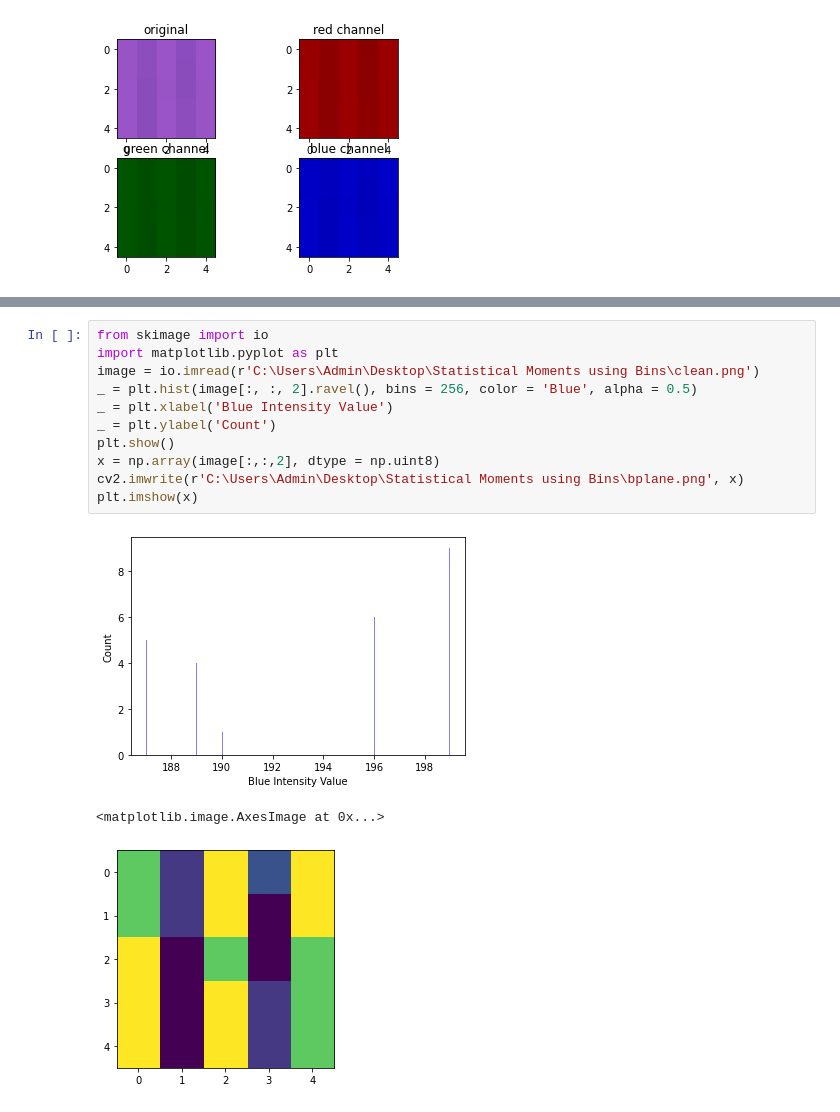
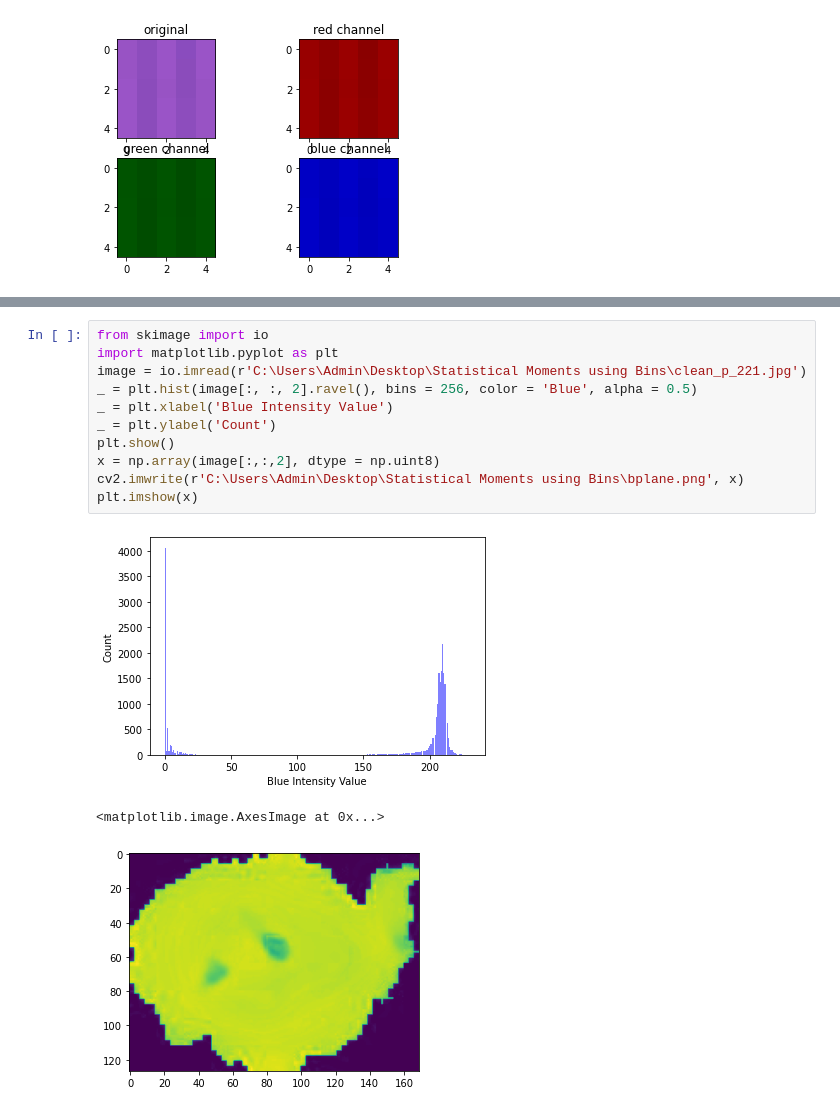
Before and after one commit to hrishitelang/Malaria-Parasite-Classification-System, a Jupyter notebook: Statistical Moments using Bins/Statistical Moments using Bins (Using Sample Image).ipynb, the cells around one changed output, grey strips where cells are left out. Cells and saved outputs as stored; diff of their text form.

```diff
--- a/Statistical Moments using Bins/Statistical Moments using Bins (Using Sample Image).ipynb
+++ b/Statistical Moments using Bins/Statistical Moments using Bins (Using Sample Image).ipynb
@@ -83,18 +83,18 @@ plt.imshow(x)
 # %%
 from skimage import io
 import matplotlib.pyplot as plt
-image = io.imread(r'C:\Users\Admin\Desktop\Statistical Moments using Bins\clean.png')
+image = io.imread(r'C:\Users\Admin\Desktop\Statistical Moments using Bins\clean_p_221.jpg')
 _ = plt.hist(image[:, :, 2].ravel(), bins = 256, color = 'Blue', alpha = 0.5)
 _ = plt.xlabel('Blue Intensity Value')
 _ = plt.ylabel('Count')
 plt.show()
 x = np.array(image[:,:,2], dtype = np.uint8)
 cv2.imwrite(r'C:\Users\Admin\Desktop\Statistical Moments using Bins\bplane.png', x)
 plt.imshow(x)
 # %% [output]
-[figure, old version]
+[figure, new version]
 <matplotlib.image.AxesImage at 0x...>
-[figure, old version]
+[figure, new version]
 # %%
 image = io.imread(r'C:\Users\Admin\Desktop\Statistical Moments using Bins\rplane.png')
 a = np.array(image[:,:,], dtype = np.uint8)
```
Also changed, not shown: parts of 10 cells of this notebook.
